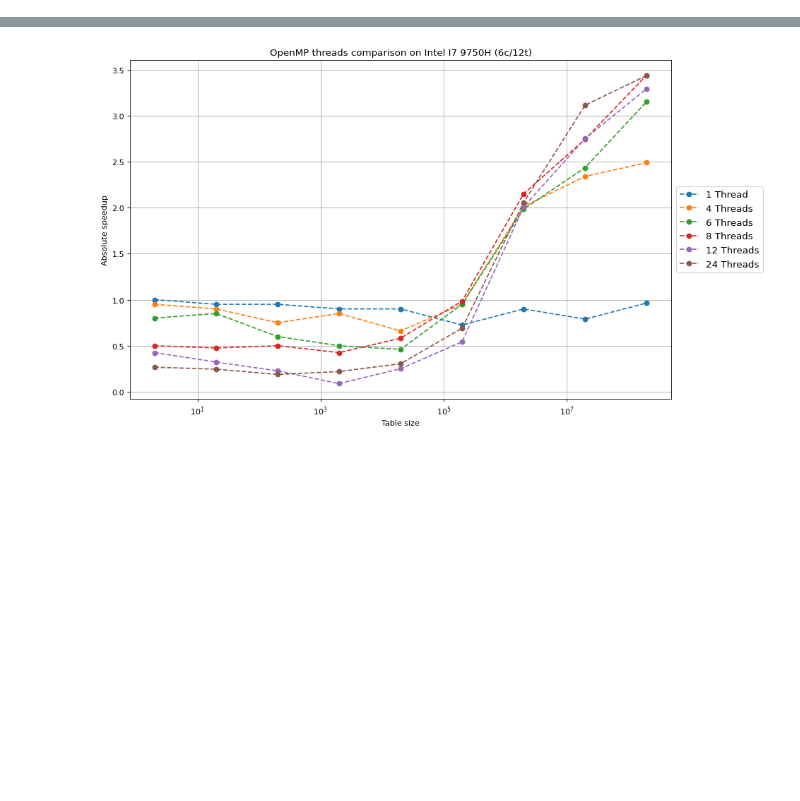
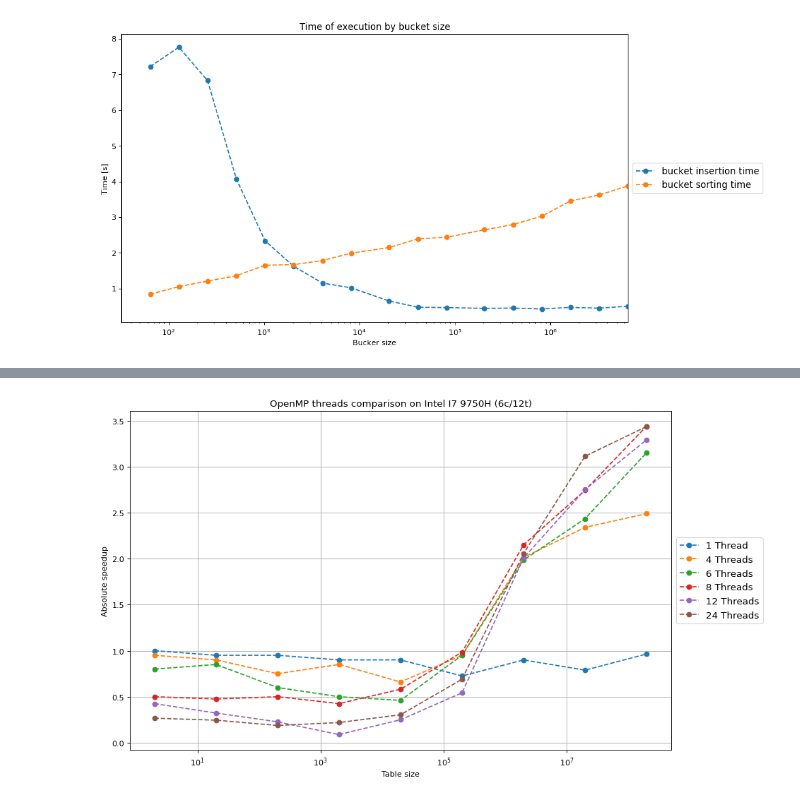
Before and after one commit to matix522/mpr_opnemp, a Jupyter notebook: notebook.ipynb, the cells around one changed output, grey strips where cells are left out. Cells and saved outputs as stored; diff of their text form; code cells hidden in the pictures; blank space fills up the shorter version.

```diff
--- a/notebook.ipynb
+++ b/notebook.ipynb
@@ -4,0 +120,20 @@ import numpy as np
+# %%
+def plot_bucket_times_bc(df):
+    fig = plt.figure(figsize=(12, 7), dpi=80)
+    plt.title("Time of execution by bucket size")
+    plt.xlabel("Bucker size")
+    plt.ylabel("Time [s]")
+
+    ax = fig.add_subplot(1, 1, 1)
+
+    ax.set_xscale('log')
+    ax.set_yscale('linear')
+    plt.xlim([32, 6556800])
+
+    plt.plot(df['bucket_range'], df['time_b']['mean'], "--o", label="bucket insertion time")
+    plt.plot(df['bucket_range'], df['time_c']['mean'], "--o", label="bucket sorting time")
+    plt.legend(loc='center left', bbox_to_anchor=(1, 0.5), prop={'size': 12})
+# %%
+plot_bucket_times_bc(df1)
+# %% [output]
+[figure, added]
```
Also changed, not shown: parts of 12 cells of this notebook, 3 other files.
